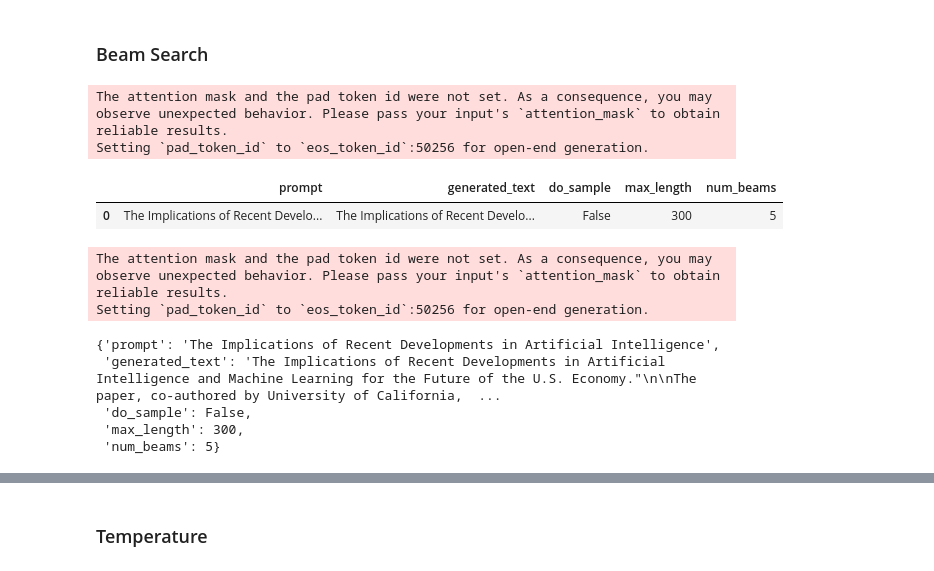
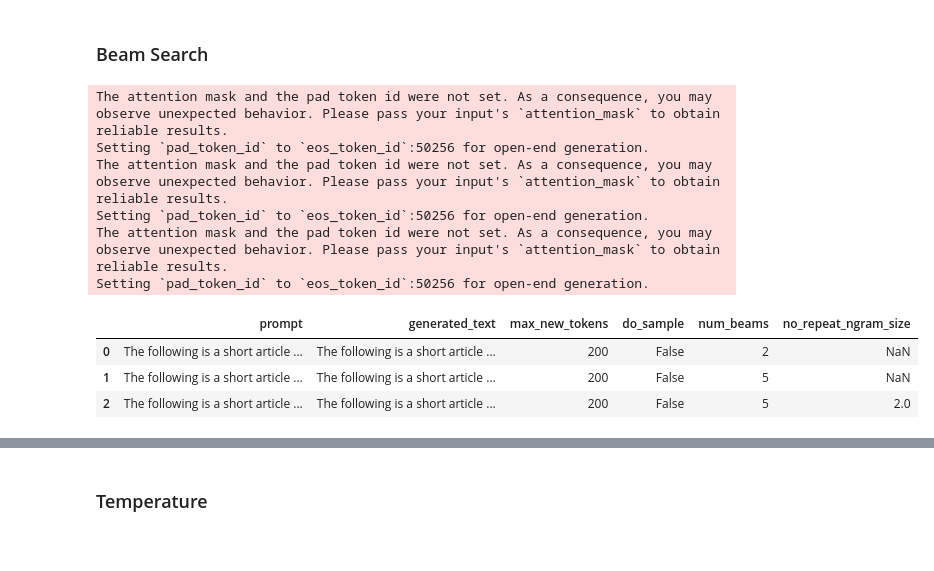
Before and after one commit to qaz73/MN5162, a Jupyter notebook: Section2/MN5162_Section2_Assignment_gorourke.ipynb, the cells around one changed output, grey strips where cells are left out. Saved outputs shown, nothing was run; the diff lists cells and outputs as text; code cells hidden in the pictures.

```diff
--- a/Section2/MN5162_Section2_Assignment_gorourke.ipynb
+++ b/Section2/MN5162_Section2_Assignment_gorourke.ipynb
@@ -164,24 +165,27 @@ Configuration two produces a readable sentence, suggesting that the repetition_p
 # %% [markdown]
 ### Beam Search
 # %%
-args = {"do_sample":False, "max_length":  300,"num_beams":5}
+args = [
+    {"max_new_tokens" : 200, "do_sample":False, "num_beams":2},
+    {"max_new_tokens" : 200, "do_sample":False, "num_beams":5},
+    {"max_new_tokens" : 200, "do_sample":False, "num_beams":5, "no_repeat_ngram_size":2}
+]
 
-# max_new_tokens=n_steps,
-result = generate_text(tokenizer,model, device,input_text, **args)
+results = []
+for config in args:
+    result = generate_text(tokenizer,model, device,input_text, **config)
+    results.append(result)
 
-result_df = pd.DataFrame([result])
+result_df = pd.DataFrame(results)
 display (result_df)
-
-generate_text(tokenizer,model, device,input_text,**args )
 # %% [output]
 The attention mask and the pad token id were not set. As a consequence, you may observe unexpected behavior. Please pass your input's `attention_mask` to obtain reliable results.
 Setting `pad_token_id` to `eos_token_id`:50256 for open-end generation.
+The attention mask and the pad token id were not set. As a consequence, you may observe unexpected behavior. Please pass your input's `attention_mask` to obtain reliable results.
+Setting `pad_token_id` to `eos_token_id`:50256 for open-end generation.
+The attention mask and the pad token id were not set. As a consequence, you may observe unexpected behavior. Please pass your input's `attention_mask` to obtain reliable results.
+Setting `pad_token_id` to `eos_token_id`:50256 for open-end generation.
-|  | prompt | generated_text | do_sample | max_length | num_beams |
-| 0 | The Implications of Recent Develo... | The Implications of Recent Develo... | False | 300 | 5 |
+|  | prompt | generated_text | max_new_tokens | do_sample | num_beams | no_repeat_ngram_size |
+| 0 | The following is a short article ... | The following is a short article ... | 200 | False | 2 | NaN |
+| 1 | The following is a short article ... | The following is a short article ... | 200 | False | 5 | NaN |
+| 2 | The following is a short article ... | The following is a short article ... | 200 | False | 5 | 2.0 |
-The attention mask and the pad token id were not set. As a consequence, you may observe unexpected behavior. Please pass your input's `attention_mask` to obtain reliable results.
-Setting `pad_token_id` to `eos_token_id`:50256 for open-end generation.
-{'prompt': 'The Implications of Recent Developments in Artificial Intelligence',
- 'generated_text': 'The Implications of Recent Developments in Artificial Intelligence and Machine Learning for the Future of the U.S. Economy."\n\nThe paper, co-authored by University of California,  ...
- 'do_sample': False,
- 'max_length': 300,
- 'num_beams': 5}
```
Also changed, not shown: parts of 3 cells of this notebook.
